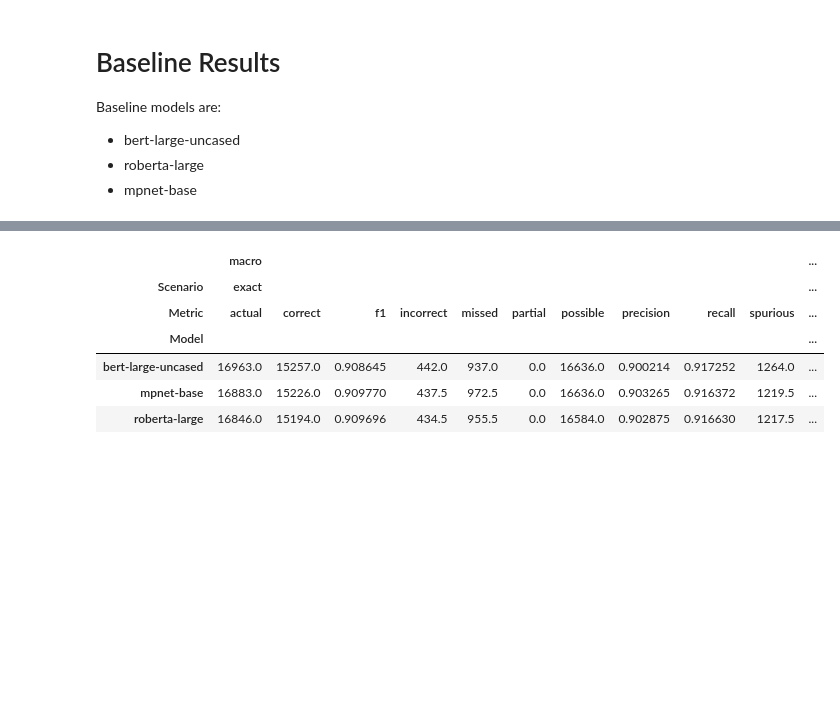
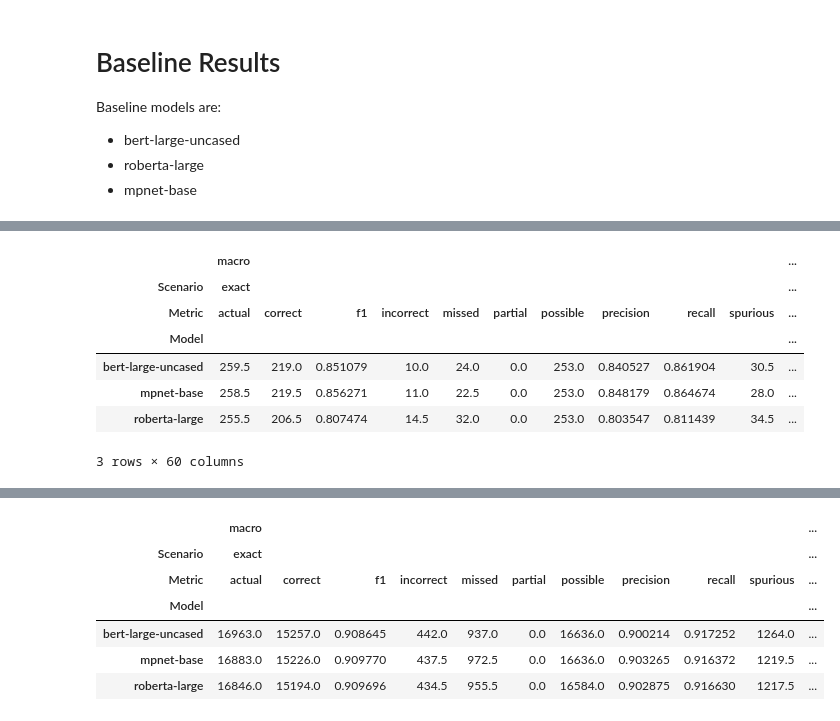
Before and after one commit to progsi/YTUnCoverLLM, a Jupyter notebook: notebooks/baseline_results.ipynb, the cells around one changed output, grey strips where cells are left out. Drawn from its saved outputs; the diff is of its cells as text; code cells hidden in the pictures; blank space fills up the shorter version.

```diff
--- a/notebooks/baseline_results.ipynb
+++ b/notebooks/baseline_results.ipynb
@@ -15,0 +33,11 @@ BASE_PATH = "../baseline/music-ner-eacl2023/output/shs100k2/complete"
+# %%
+get_results_overall_table(MODELS, BASE_PATH_REDDIT2)
+# %% [output]
+|  | macro |  |  |  |  |  |  |  |  |  | ... |
+| Scenario | exact |  |  |  |  |  |  |  |  |  | ... |
+| Metric | actual | correct | f1 | incorrect | missed | partial | possible | precision | recall | spurious | ... |
+| Model |  |  |  |  |  |  |  |  |  |  | ... |
+| bert-large-uncased | 259.5 | 219.0 | 0.851079 | 10.0 | 24.0 | 0.0 | 253.0 | 0.840527 | 0.861904 | 30.5 | ... |
+| mpnet-base | 258.5 | 219.5 | 0.856271 | 11.0 | 22.5 | 0.0 | 253.0 | 0.848179 | 0.864674 | 28.0 | ... |
+| roberta-large | 255.5 | 206.5 | 0.807474 | 14.5 | 32.0 | 0.0 | 253.0 | 0.803547 | 0.811439 | 34.5 | ... |
+3 rows × 60 columns
```
Also changed, not shown: parts of 19 cells of this notebook, 4 other files.
